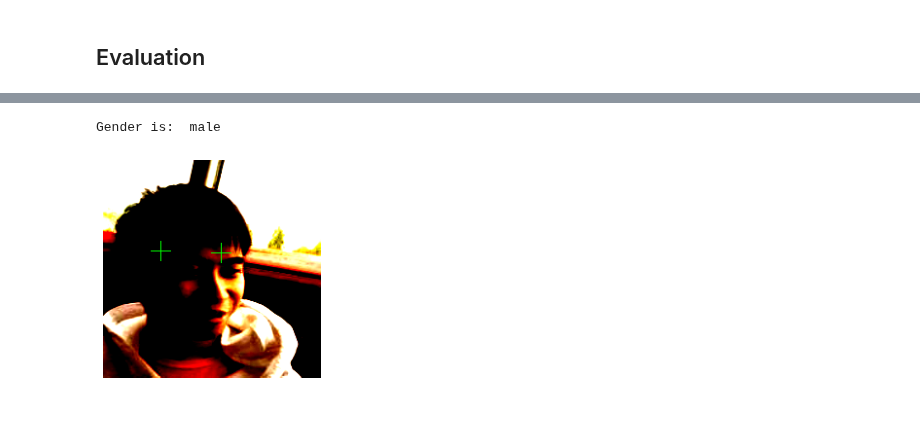
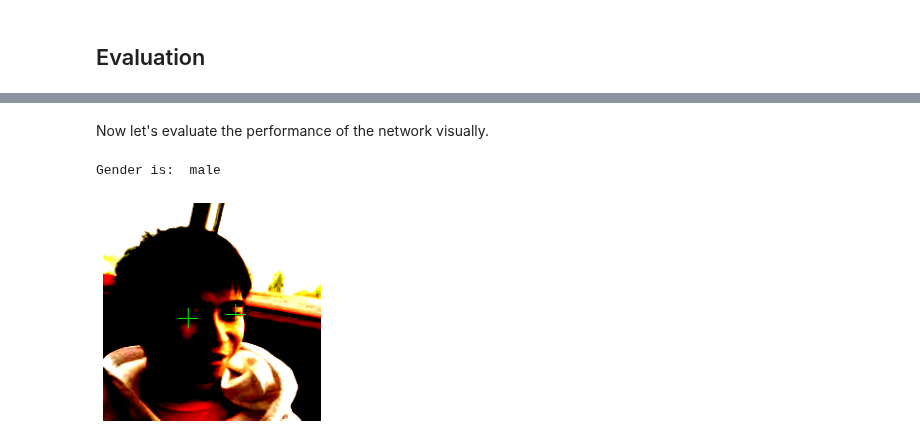
Before and after one commit to GRAAL-Research/poutyne, a Jupyter notebook: examples/classification_and_regression.ipynb, the cells around one changed output, grey strips where cells are left out. Cells and saved outputs as stored; diff of their text form; code cells hidden in the pictures; blank space fills up the shorter version.

Commit message:
example 3 (v1)

```diff
--- a/examples/classification_and_regression.ipynb
+++ b/examples/classification_and_regression.ipynb
@@ -233,7 +235,7 @@ class ClassifierLocalizer(nn.Module):
         x = self.model(x)                    # extract features from CNN
         scores = x[:, :self.num_classes]     # class scores
         coords = x[:, self.num_classes:]     # coordinates
-        return [scores, F.sigmoid(coords)[:]]     # sigmoid output is in [0, 1]
+        return [scores, torch.sigmoid(coords)]   # sigmoid output is in the range of [0, 1]
 # %% [markdown]
 Regarding the complexity of the problem, the number of the samples in the training dataset, and the similarity of the training dataset to the ImageNet dataset, we may decide to freeze some of the layers. In our current example, based on the mentioned factors, we freeze just the last fully connected layer.
 # %%
@@ -266,0 +270,2 @@ ClassifierLocalizer(
+# %%
+network = ClassifierLocalizer(model_name='resnet18')  # network without freezing any layer.
@@ -299,9 +304,9 @@ class classification_regression_Loss(nn.Module):
 # %% [markdown]
 ## Training
 # %%
-optimizer = optim.Adagrad(network.parameters(), lr=0.0001, weight_decay=0)
+optimizer = optim.Adam(network.parameters(), lr=0.0001, weight_decay=0)
 loss_function = classification_regression_Loss()
-#SL =StepLR(step_size=2 , gamma=0.1, last_epoch=-1, verbose=False)
-exp1 = Experiment('./two_task_example', network, optimizer=optimizer, loss_function=loss_function, device="all")
-exp1.train(train_dataloader, valid_dataloader, callbacks=callbacks, epochs=28) #lr_schedulers=SL
+#Step_Learning_Rate = StepLR(step_size=2 , gamma=0.1, last_epoch=-1, verbose=False)
+exp = Experiment('./two_task_example', network, optimizer=optimizer, loss_function=loss_function, device="all")
+exp.train(train_dataloader, valid_dataloader, callbacks=callbacks, epochs=num_epochs)
 # %% [output]
@@ -345,4 +351,5 @@ Restoring model from ./callbacks/best_epoch_15.ckpt
 # %%
 model = Model(network, optimizer, loss_function, device=device)
+model.load_weights('./two_task_example/checkpoint_epoch_15.ckpt')
 loss, predictions, Ground_Truth = model.evaluate_generator(valid_dataloader, callbacks=callbacks, return_pred=True, return_ground_truth=True)
 # %% [output]
@@ -383,21 +400,24 @@ Test steps: 4 10.57s test_loss: 0.982822
+# %% [markdown]
+Now let's evaluate the performance of the network visually.
 # %%
 sample_number = 10
 image = valid_dataset[sample_number][0]
 image = image.permute(1,2,0).detach().numpy()
 image_rgb = cv2.cvtColor(np.float32(image), cv2.COLOR_BGR2RGB)
-Gender = 'male' if np.where(predictions[0][sample_number]==max(predictions[0][sample_number]))[0]==0 else 'female'
+#Gender = 'male' if np.where(predictions[0][sample_number]==max(predictions[0][sample_number]))[0]==0 else 'female'
+Gender = 'male' if np.argmax(predictions[0][sample_number])==0 else 'female'
 print('Gender is: ', Gender)
 w, h = valid_dataset[sample_number][1][2]
 (x1, y1) = predictions[1][sample_number][0:2]
 (x2, y2) = predictions[1][sample_number][2:4]
 x1, x2 = int(x1*h), int(x2*h)
 y1, y2 = int(y1*w), int(y2*w)
 image_rgb	=	cv2.drawMarker(image_rgb, (x1,y1), (0,255,0))
 image_rgb	=	cv2.drawMarker(image_rgb, (x2,y2), (0,255,0))
 image_rgb = np.clip(image_rgb , 0, 1)
 plt.imshow(image_rgb)
 plt.axis('off')
 plt.show()
 # %% [output]
 Gender is:  male
-[figure, old version]
+[figure, new version]
```
Also changed, not shown: parts of 22 cells of this notebook, 3 other files.
